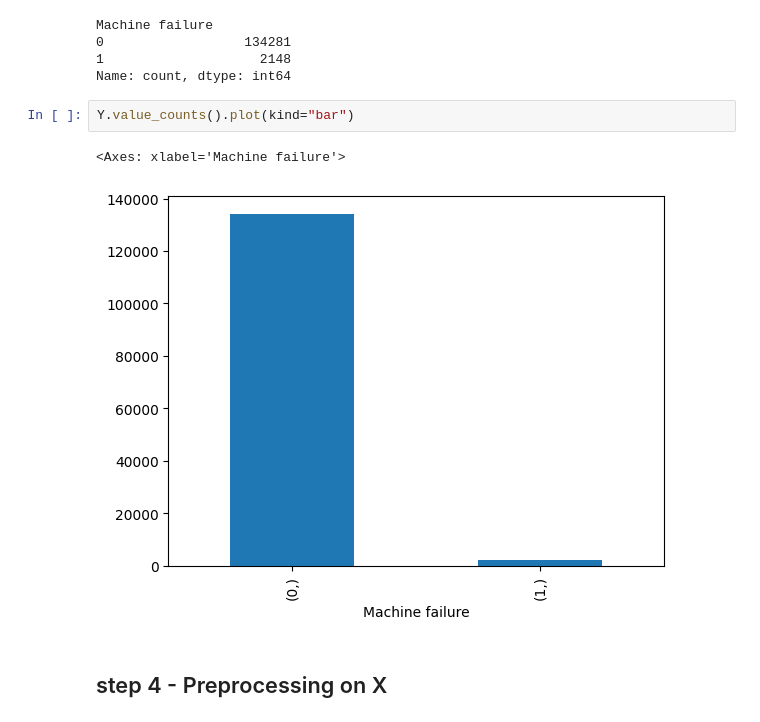
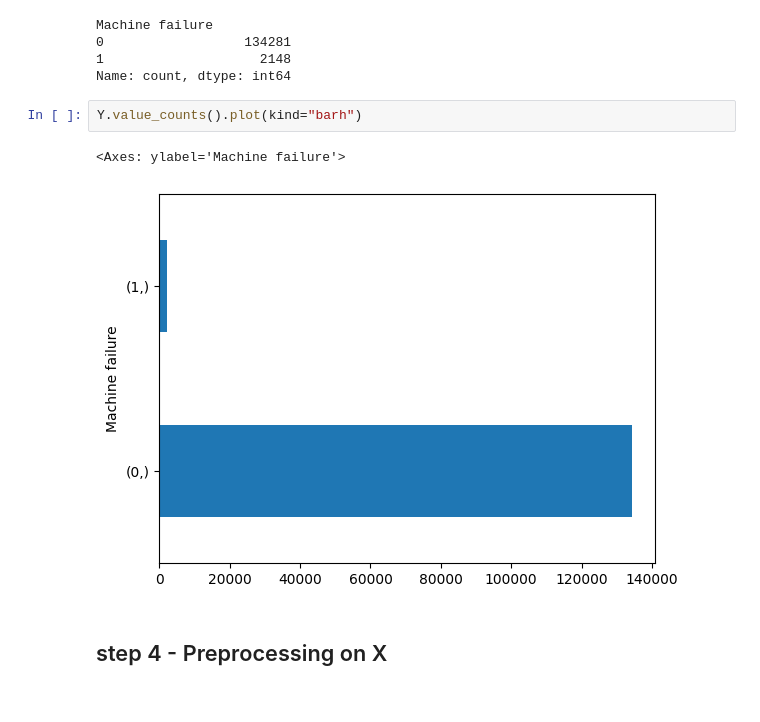
Before and after one commit to ask350/Machine-Learning, a Jupyter notebook: Classification project/Classprjkt.ipynb, the cells around one changed output. Drawn from its saved outputs; the diff is of its cells as text.

```diff
--- a/Classification project/Classprjkt.ipynb
+++ b/Classification project/Classprjkt.ipynb
@@ -91,10 +92,10 @@ Machine failure
 1                    2148
 Name: count, dtype: int64
 # %%
-Y.value_counts().plot(kind="bar")
+Y.value_counts().plot(kind="barh")
 # %% [output]
-<Axes: xlabel='Machine failure'>
+<Axes: ylabel='Machine failure'>
-[figure, old version]
+[figure, new version]
 # %% [markdown]
 ## step 4 - Preprocessing on X
 # %%
```
Also changed, not shown: parts of 49 cells of this notebook, 3 other files.
